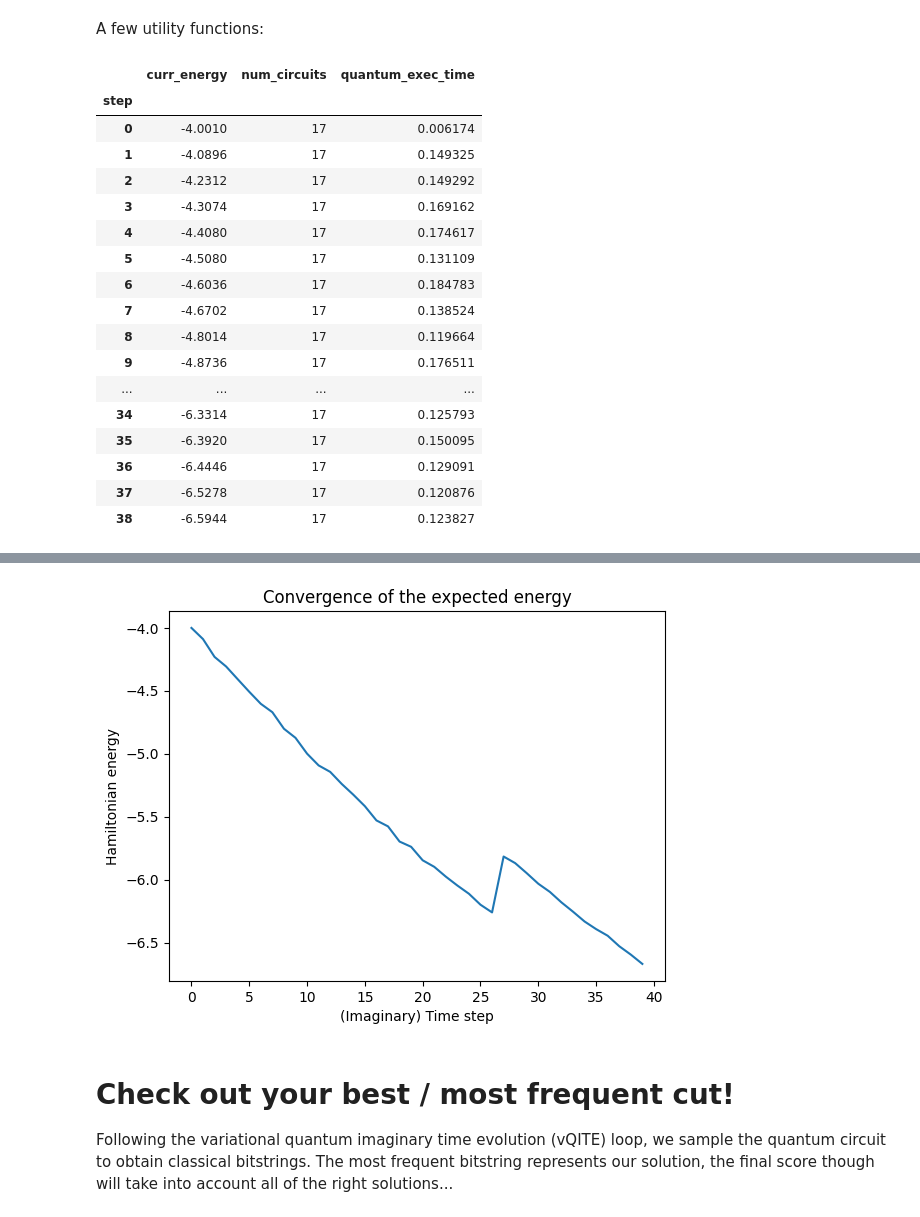
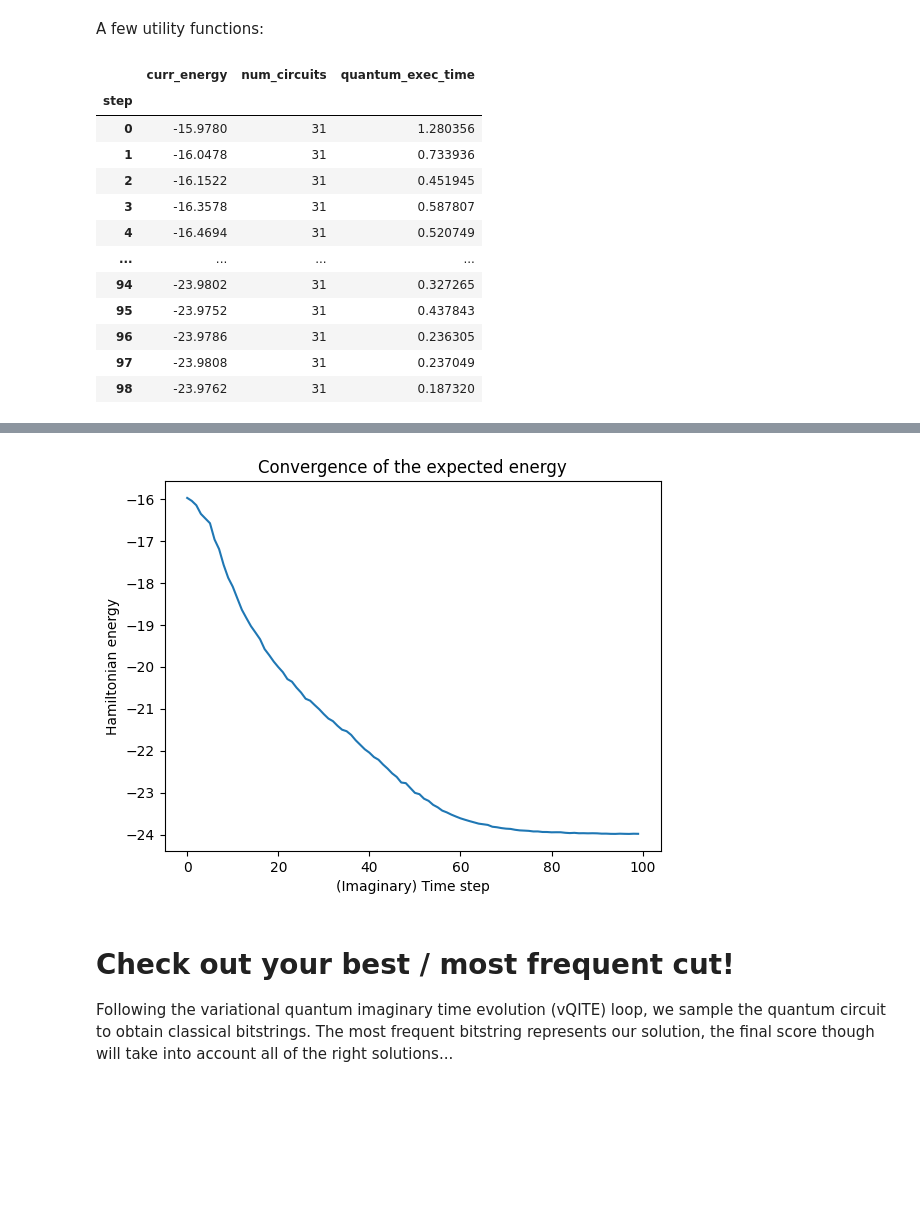
Before and after one commit to king-p3nguin/IonQ-VQI-FLIQ-2025, a Jupyter notebook: IonQ VQI FLIQ 2025.ipynb, the cells around one changed output, grey strips where cells are left out. Drawn from its saved outputs; the diff is of its cells as text; code cells hidden in the pictures; blank space fills up the shorter version.

Commit message:
current score:0.90127,0.97034,0.91268,0.94345,0,0,0,0.92414, total:4.65188, graph5,6,7 not working

```diff
--- a/IonQ VQI FLIQ 2025.ipynb
+++ b/IonQ VQI FLIQ 2025.ipynb
@@ -205,6 +206,6 @@ graph8 = defective_grid_4x4()
 # %% [markdown]
 # Input graph
 # %%
-graph = graph1
+graph = graph7
 print(graph)
 # %% [output]
@@ -253,11 +275,34 @@ def build_ansatz(graph: nx.Graph) -> QuantumCircuit:
     ansatz = QuantumCircuit(graph.number_of_nodes())
     ansatz.h(range(graph.number_of_nodes()))
 
-    theta = ParameterVector(r"$\theta$", graph.number_of_edges())
-    for t, (u, v) in zip(theta, graph.edges):
+    # TwoLocal ansatz
+    # ansatz.compose(TwoLocal(graph.number_of_nodes(), "ry", "cx", reps=2, entanglement="pairwise").decompose(), inplace = True)
+
+    # exp(ZY)
+    # theta = ParameterVector(r"$\theta$", graph.number_of_edges())
+    # for t, (u, v) in zip(theta, graph.edges):
+    #     ansatz.s(v)
+    #     ansatz.h(v)
+    #     ansatz.cx(u, v)
+    #     ansatz.rz(t, v)
+    #     ansatz.cx(u, v)
+    #     ansatz.h(v)
+    #     ansatz.sdg(v)
+
+    # iHVA ansatz
+    random_root = random.choice(list(graph.nodes))
+
+    bfs_tree = nx.bfs_tree(graph, source=random_root)
+
+    theta = ParameterVector(r"$\theta$", bfs_tree.number_of_edges())
+    for t, (u, v) in zip(theta, bfs_tree.edges):
+        ansatz.s(v)
+        ansatz.h(v)
         ansatz.cx(u, v)
-        ansatz.ry(t, v)
-        ansatz.cx(u, v)
+        ansatz.rz(t, v)
+        # ansatz.cx(u, v)
+        ansatz.h(v)
+        ansatz.sdg(v)
 
     return ansatz
 # %% [markdown]
@@ -305,7 +350,7 @@ objective corresponding to the graph above.
 
 [5]: https://en.wikipedia.org/wiki/Quadratic_programming
 # %%
- def build_maxcut_hamiltonian(graph: nx.Graph) -> SparsePauliOp:
+def build_maxcut_hamiltonian(graph: nx.Graph) -> SparsePauliOp:
     """
     Build the MaxCut Hamiltonian for the given graph H = (|E|/2)*I - (1/2)*Σ_{(i,j)∈E}(Z_i Z_j)
     """
@@ -313,10 +358,10 @@ objective corresponding to the graph above.
     edges = list(graph.edges())
     num_edges = len(edges)
 
-    pauli_terms = ["I"*num_qubits] # start with identity
+    pauli_terms = ["I" * num_qubits]  # start with identity
     coeffs = [-num_edges / 2]
 
-    for (u, v) in edges: # for each edge, add -(1/2)*Z_i Z_j
+    for u, v in edges:  # for each edge, add -(1/2)*Z_i Z_j
         z_term = ["I"] * num_qubits
         z_term[u] = "Z"
         z_term[v] = "Z"
@@ -606,26 +655,21 @@ def interpret_solution(graph, bitstring):
 
 # Set up your QITEvolver and evolve!
 qit_evolver = QITEvolver(ham, ansatz)
-qit_evolver.evolve(num_steps=40, lr=0.1, verbose=True) # lr was 0.5
+qit_evolver.evolve(num_steps=100, lr=0.1, verbose=True) # lr was 0.5
 
 # Visualize your results!
 qit_evolver.plot_convergence()
 # %% [output]
 |  | curr_energy | num_circuits | quantum_exec_time |
 | step |  |  |  |
-| 0 | -4.0010 | 17 | 0.006174 |
-| 1 | -4.0896 | 17 | 0.149325 |
-| 2 | -4.2312 | 17 | 0.149292 |
-| 3 | -4.3074 | 17 | 0.169162 |
-| 4 | -4.4080 | 17 | 0.174617 |
-| 5 | -4.5080 | 17 | 0.131109 |
-| 6 | -4.6036 | 17 | 0.184783 |
-| 7 | -4.6702 | 17 | 0.138524 |
-| 8 | -4.8014 | 17 | 0.119664 |
-| 9 | -4.8736 | 17 | 0.176511 |
+| 0 | -15.9780 | 31 | 1.280356 |
+| 1 | -16.0478 | 31 | 0.733936 |
+| 2 | -16.1522 | 31 | 0.451945 |
+| 3 | -16.3578 | 31 | 0.587807 |
+| 4 | -16.4694 | 31 | 0.520749 |
 | ... | ... | ... | ... |
-| 34 | -6.3314 | 17 | 0.125793 |
-| 35 | -6.3920 | 17 | 0.150095 |
-| 36 | -6.4446 | 17 | 0.129091 |
-| 37 | -6.5278 | 17 | 0.120876 |
-| 38 | -6.5944 | 17 | 0.123827 |
+| 94 | -23.9802 | 31 | 0.327265 |
+| 95 | -23.9752 | 31 | 0.437843 |
+| 96 | -23.9786 | 31 | 0.236305 |
+| 97 | -23.9808 | 31 | 0.237049 |
+| 98 | -23.9762 | 31 | 0.187320 |
@@ -634,4 +679,4 @@ Wall time: 6.54 s
-[figure, old version]
+[figure, new version]
 # %% [markdown]
 # Check out your best / most frequent cut!
 Following the variational quantum imaginary time evolution (vQITE) loop, we sample the quantum circuit to obtain classical bitstrings.  The most frequent bitstring represents our solution, the final score though will take into account all of the right solutions...
```
Also changed, not shown: parts of 14 cells of this notebook, 4 other files.
